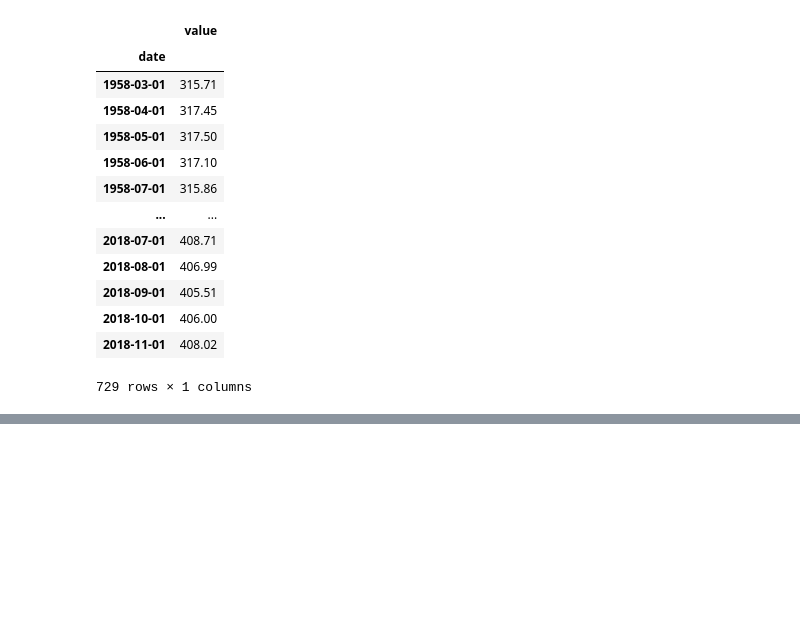
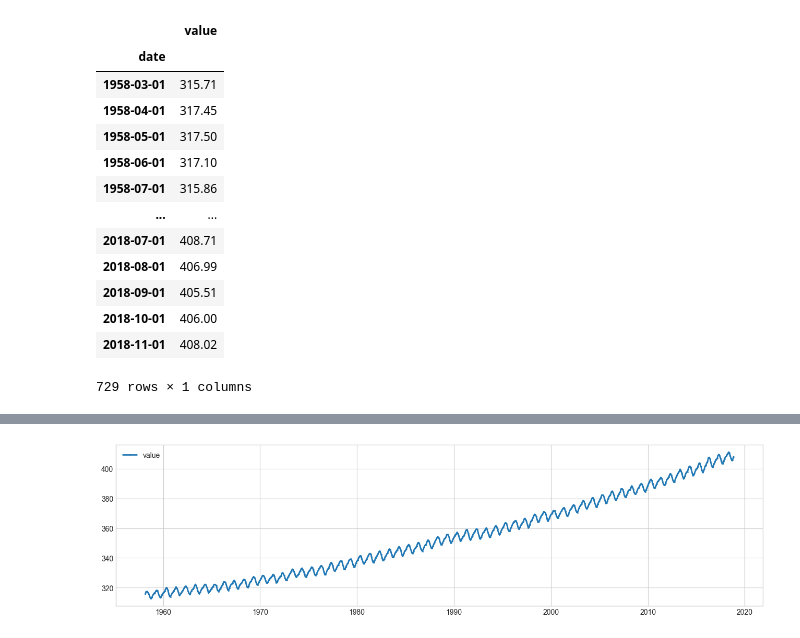
Before and after one commit to Leywa-git/Start_UP_IT_PDS2, a Jupyter notebook: Lesson_46/dz_46.ipynb, the cells around one changed output, grey strips where cells are left out. Drawn from its saved outputs; the diff is of its cells as text; code cells hidden in the pictures; blank space fills up the shorter version.

```diff
--- a/Lesson_46/dz_46.ipynb
+++ b/Lesson_46/dz_46.ipynb
@@ -32,0 +49,6 @@ TypeError: Index of the input time series must be a pandas DatetimeIndex object.
+# %%
+level_shift_ad = LevelShiftAD(c=6.0, side="both", window=10)
+anomalies = level_shift_ad.fit_detect(dataframe)
+plot(dataframe, anomaly=anomalies, ts_linewidth=2, anomaly_color="red");
+# %% [output]
+[figure, added]
```
Also changed, not shown: parts of 21 cells of this notebook.
